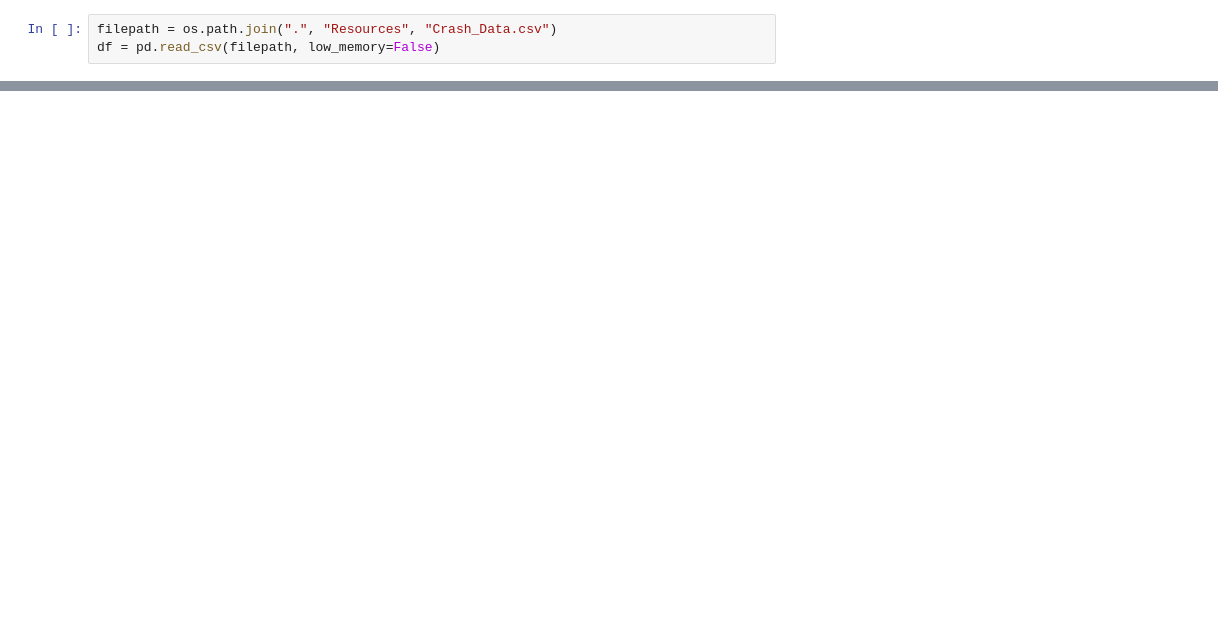
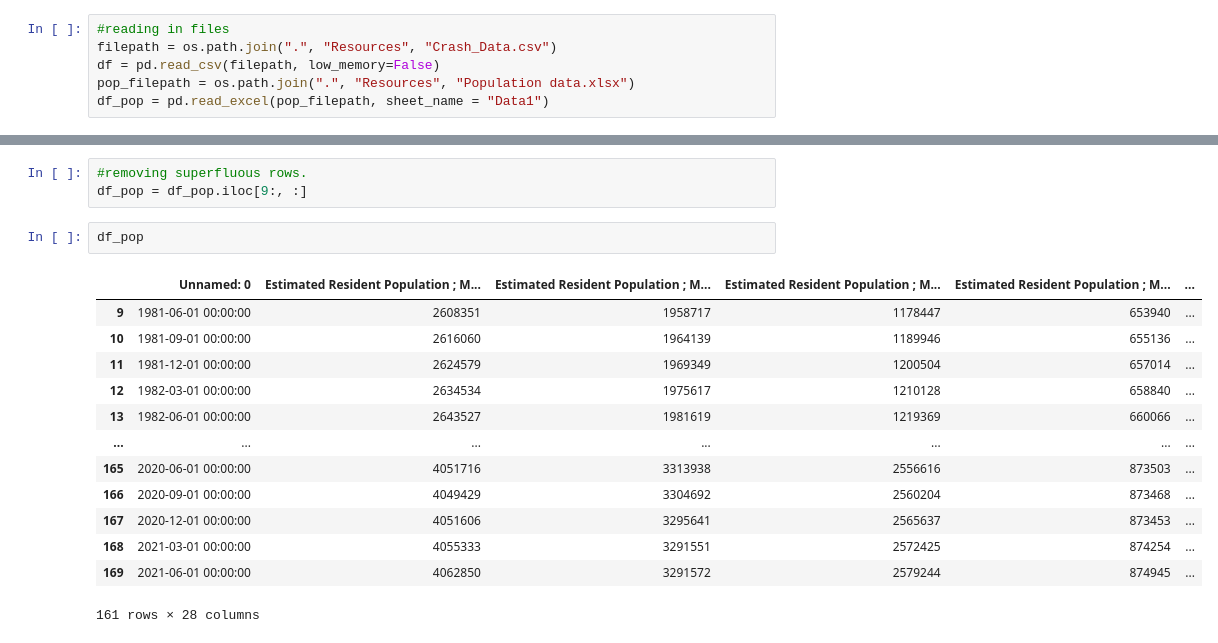
Before and after one commit to kpellas/Project_1, a Jupyter notebook: Main.ipynb, the cells around one changed output, grey strips where cells are left out. Drawn from its saved outputs; the diff is of its cells as text; blank space fills up the shorter version.

Commit message:
Updated main notebook with state population data

```diff
--- a/Main.ipynb
+++ b/Main.ipynb
@@ -7,5 +8,8 @@ import seaborn as sns
 from pprint import pprint
 import numpy as np
 # %%
+#reading in files
 filepath = os.path.join(".", "Resources", "Crash_Data.csv")
 df = pd.read_csv(filepath, low_memory=False)
+pop_filepath = os.path.join(".", "Resources", "Population data.xlsx")
+df_pop = pd.read_excel(pop_filepath, sheet_name = "Data1")
@@ -47,0 +52,19 @@ memory usage: 9.3+ MB
+# %%
+#removing superfluous rows.
+df_pop = df_pop.iloc[9:, :]
+# %%
+df_pop
+# %% [output]
+|  | Unnamed: 0 | Estimated Resident Population ; M... | Estimated Resident Population ; M... | Estimated Resident Population ; M... | Estimated Resident Population ; M... | ... |
+| 9 | 1981-06-01 00:00:00 | 2608351 | 1958717 | 1178447 | 653940 | ... |
+| 10 | 1981-09-01 00:00:00 | 2616060 | 1964139 | 1189946 | 655136 | ... |
+| 11 | 1981-12-01 00:00:00 | 2624579 | 1969349 | 1200504 | 657014 | ... |
+| 12 | 1982-03-01 00:00:00 | 2634534 | 1975617 | 1210128 | 658840 | ... |
+| 13 | 1982-06-01 00:00:00 | 2643527 | 1981619 | 1219369 | 660066 | ... |
+| ... | ... | ... | ... | ... | ... | ... |
+| 165 | 2020-06-01 00:00:00 | 4051716 | 3313938 | 2556616 | 873503 | ... |
+| 166 | 2020-09-01 00:00:00 | 4049429 | 3304692 | 2560204 | 873468 | ... |
+| 167 | 2020-12-01 00:00:00 | 4051606 | 3295641 | 2565637 | 873453 | ... |
+| 168 | 2021-03-01 00:00:00 | 4055333 | 3291551 | 2572425 | 874254 | ... |
+| 169 | 2021-06-01 00:00:00 | 4062850 | 3291572 | 2579244 | 874945 | ... |
+161 rows × 28 columns
```
Also changed, not shown: parts of 19 cells of this notebook, 3 other files.
